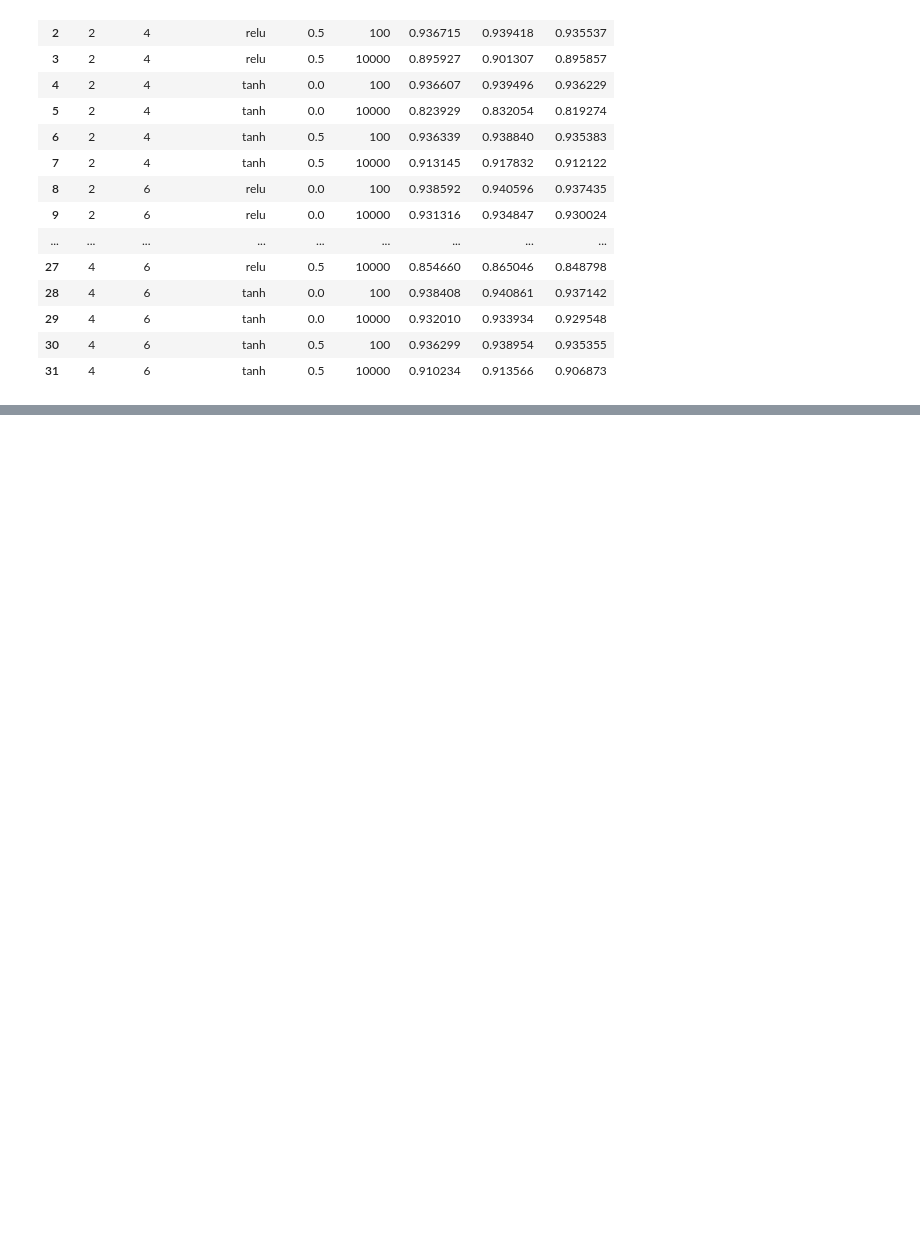
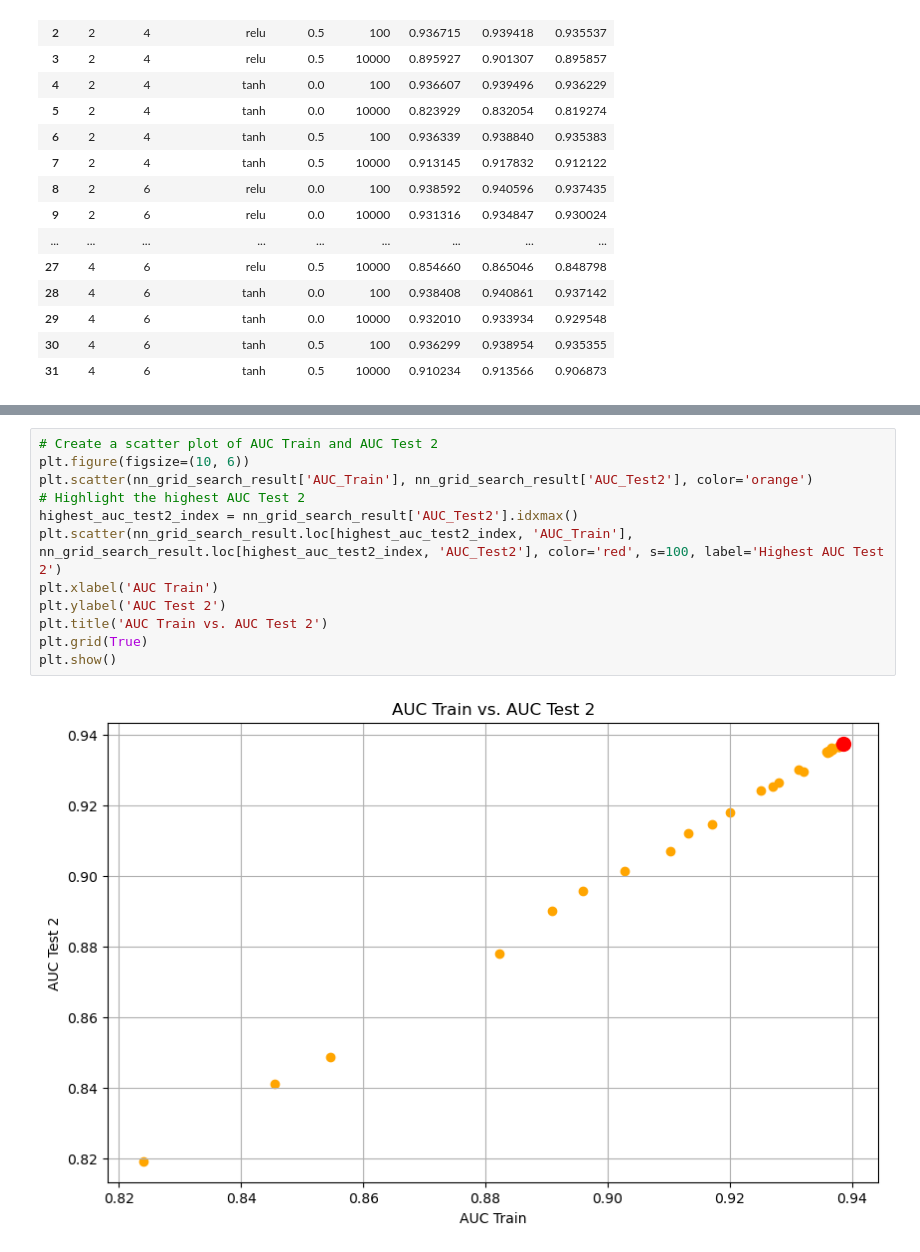
Before and after one commit to itoshiyanazawa/fall2024_ml_credit_risk, a Jupyter notebook: analysis_itoshi.ipynb, the cells around one changed output, grey strips where cells are left out. Cells and saved outputs as stored; diff of their text form; blank space fills up the shorter version.

```diff
--- a/analysis_itoshi.ipynb
+++ b/analysis_itoshi.ipynb
@@ -1106,0 +1125,14 @@ nn_grid_search_result
+# %%
+# Create a scatter plot of AUC Train and AUC Test 2
+plt.figure(figsize=(10, 6))
+plt.scatter(nn_grid_search_result['AUC_Train'], nn_grid_search_result['AUC_Test2'], color='orange')
+# Highlight the highest AUC Test 2
+highest_auc_test2_index = nn_grid_search_result['AUC_Test2'].idxmax()
+plt.scatter(nn_grid_search_result.loc[highest_auc_test2_index, 'AUC_Train'], nn_grid_search_result.loc[highest_auc_test2_index, 'AUC_Test2'], color='red', s=100, label='Highest AUC Test 2')
+plt.xlabel('AUC Train')
+plt.ylabel('AUC Test 2')
+plt.title('AUC Train vs. AUC Test 2')
+plt.grid(True)
+plt.show()
+# %% [output]
+[figure, added]
```
Also changed, not shown: parts of 4 cells of this notebook.
